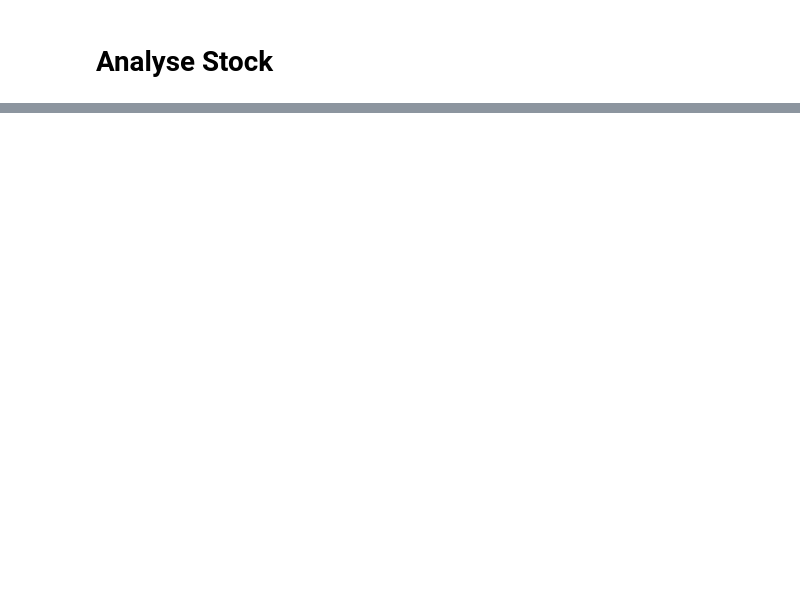
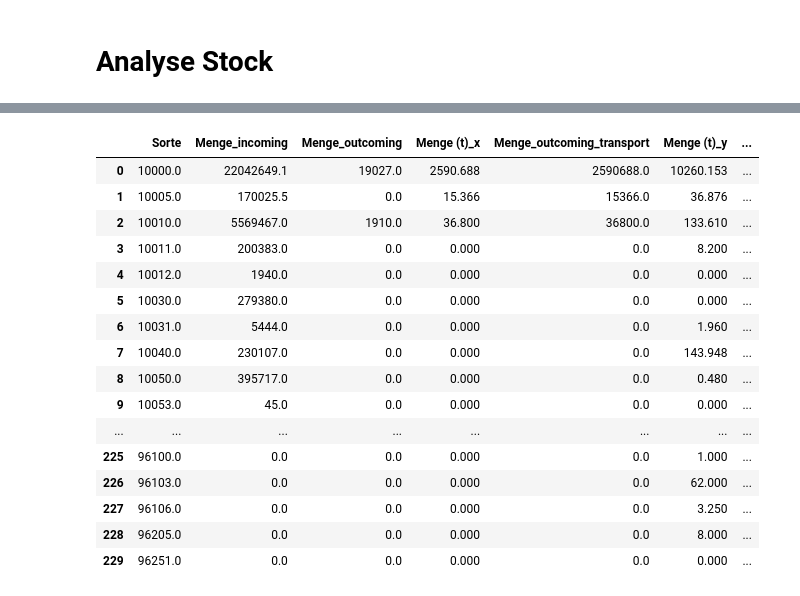
Before and after one commit to AlexandrePauli/yb_hack, a Jupyter notebook: notebooks/Analyse Stock.ipynb, the cells around one changed output, grey strips where cells are left out. Saved outputs shown, nothing was run; the diff lists cells and outputs as text; code cells hidden in the pictures; blank space fills up the shorter version.

```diff
--- a/notebooks/Analyse Stock.ipynb
+++ b/notebooks/Analyse Stock.ipynb
@@ -41,0 +63,19 @@ sorten.head(1)
+# %%
+outcoming_transport = transport.loc[transport["thommen_out"] == True,
+                                    ["Sorte", "Menge (t)"]].groupby("Sorte").sum()
+outcoming_transport["Menge_outcoming_transport"] = outcoming_transport["Menge (t)"]*1000
+outcoming_transport.reset_index(inplace=True)
+# %%
+incoming_transport = transport.loc[transport["thommen_in"] == True,
+                                    ["Sorte", "Menge (t)"]].groupby("Sorte").sum()
+incoming_transport["Menge_incoming_transport"] = incoming_transport["Menge (t)"]*1000
+incoming_transport.reset_index(inplace=True)
+# %%
+merge = incoming.merge(outcoming, how="outer", on="Sorte", suffixes=('_incoming', '_outcoming'))
+merge = merge.merge(outcoming_transport, how="outer", on="Sorte")
+merge = merge.merge(incoming_transport, how="outer", on="Sorte")
+merge = merge.fillna(0)
+# %%
+merge["incoming"] = merge["Menge_incoming"] + merge["Menge_incoming_transport"]
+merge["outcoming"] = merge["Menge_outcoming"] + merge["Menge_outcoming_transport"]
+merge["diff"] = merge["incoming"] - merge["outcoming"]
@@ -41,0 +102,20 @@ sorten.head(1)
+# %%
+merge
+# %% [output]
+|  | Sorte | Menge_incoming | Menge_outcoming | Menge (t)_x | Menge_outcoming_transport | Menge (t)_y | ... |
+| 0 | 10000.0 | 22042649.1 | 19027.0 | 2590.688 | 2590688.0 | 10260.153 | ... |
+| 1 | 10005.0 | 170025.5 | 0.0 | 15.366 | 15366.0 | 36.876 | ... |
+| 2 | 10010.0 | 5569467.0 | 1910.0 | 36.800 | 36800.0 | 133.610 | ... |
+| 3 | 10011.0 | 200383.0 | 0.0 | 0.000 | 0.0 | 8.200 | ... |
+| 4 | 10012.0 | 1940.0 | 0.0 | 0.000 | 0.0 | 0.000 | ... |
+| 5 | 10030.0 | 279380.0 | 0.0 | 0.000 | 0.0 | 0.000 | ... |
+| 6 | 10031.0 | 5444.0 | 0.0 | 0.000 | 0.0 | 1.960 | ... |
+| 7 | 10040.0 | 230107.0 | 0.0 | 0.000 | 0.0 | 143.948 | ... |
+| 8 | 10050.0 | 395717.0 | 0.0 | 0.000 | 0.0 | 0.480 | ... |
+| 9 | 10053.0 | 45.0 | 0.0 | 0.000 | 0.0 | 0.000 | ... |
+| ... | ... | ... | ... | ... | ... | ... | ... |
+| 225 | 96100.0 | 0.0 | 0.0 | 0.000 | 0.0 | 1.000 | ... |
+| 226 | 96103.0 | 0.0 | 0.0 | 0.000 | 0.0 | 62.000 | ... |
+| 227 | 96106.0 | 0.0 | 0.0 | 0.000 | 0.0 | 3.250 | ... |
+| 228 | 96205.0 | 0.0 | 0.0 | 0.000 | 0.0 | 8.000 | ... |
+| 229 | 96251.0 | 0.0 | 0.0 | 0.000 | 0.0 | 0.000 | ... |
```
Also changed, not shown: parts of 5 cells of this notebook, 1 other file.
